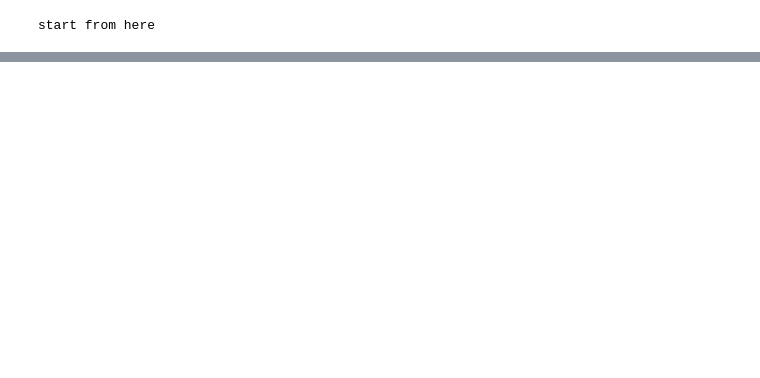
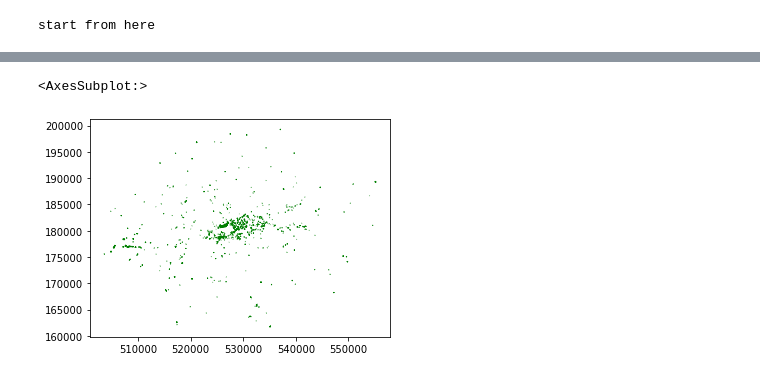
Before and after one commit to ucfnlui/FSDS-CW2-GAGAGAGA-, a Jupyter notebook: Reproducible Analysis/ReproAnalysis.ipynb, the cells around one changed output, grey strips where cells are left out. Saved outputs shown, nothing was run; the diff lists cells and outputs as text; code cells hidden in the pictures; blank space fills up the shorter version.

```diff
--- a/Reproducible Analysis/ReproAnalysis.ipynb
+++ b/Reproducible Analysis/ReproAnalysis.ipynb
@@ -16,0 +53,8 @@ print("start from here")
+# %%
+#Read in hotels location data, change to the same crs and plot
+hotel = gpd.read_file("ucfniul data/hotel.gpkg", drivers='GPKG')
+hotel = hotel.to_crs('epsg:27700')
+hotel.plot(edgecolor='green')
+# %% [output]
+<AxesSubplot:>
+[figure, added]
```
Also changed, not shown: parts of 9 cells of this notebook, 9 other files.
